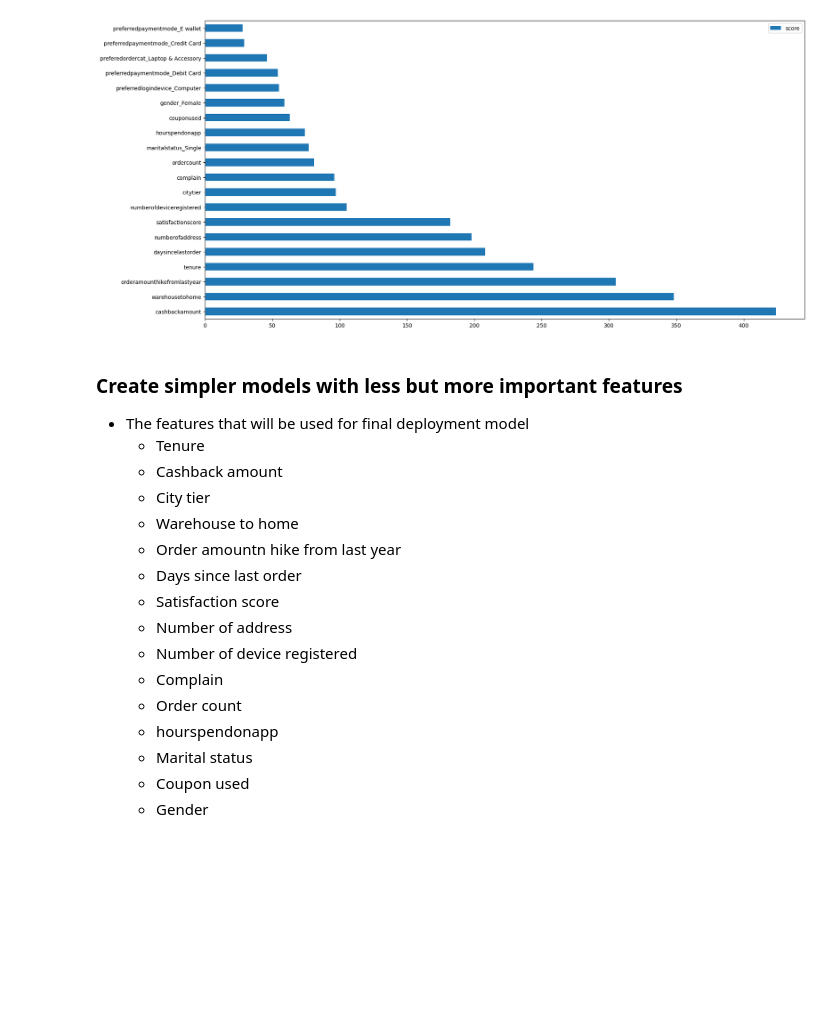
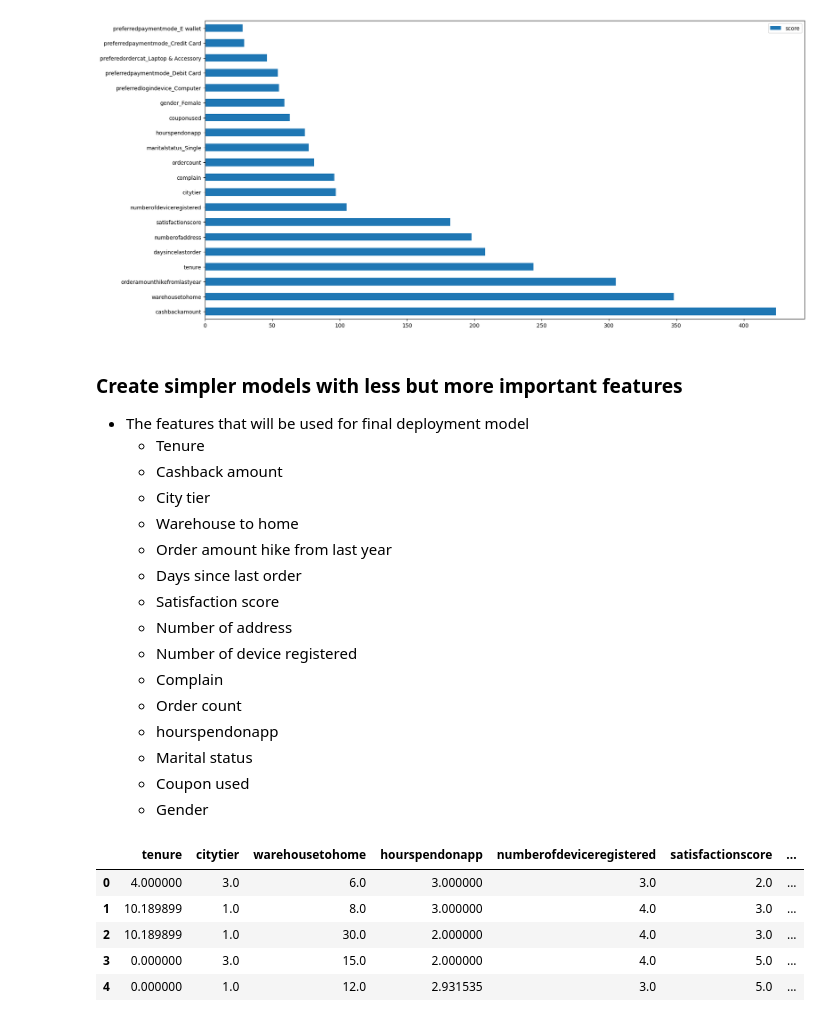
Before and after one commit to sikmat/churn-ml, a Jupyter notebook: churn_prediction.ipynb, the cells around one changed output. Saved outputs shown, nothing was run; the diff lists cells and outputs as text; code cells hidden in the pictures; blank space fills up the shorter version.

```diff
--- a/churn_prediction.ipynb
+++ b/churn_prediction.ipynb
@@ -426,7 +418,7 @@ Feature Importance Weight
     - Cashback amount
     - City tier
     - Warehouse to home
-    - Order amountn hike from last year
+    - Order amount hike from last year
     - Days since last order
     - Satisfaction score
     - Number of address
@@ -439,0 +442,9 @@ Feature Importance Weight
+# %%
+X.head()
+# %% [output]
+|  | tenure | citytier | warehousetohome | hourspendonapp | numberofdeviceregistered | satisfactionscore | ... |
+| 0 | 4.000000 | 3.0 | 6.0 | 3.000000 | 3.0 | 2.0 | ... |
+| 1 | 10.189899 | 1.0 | 8.0 | 3.000000 | 4.0 | 3.0 | ... |
+| 2 | 10.189899 | 1.0 | 30.0 | 2.000000 | 4.0 | 3.0 | ... |
+| 3 | 0.000000 | 3.0 | 15.0 | 2.000000 | 4.0 | 5.0 | ... |
+| 4 | 0.000000 | 1.0 | 12.0 | 2.931535 | 3.0 | 5.0 | ... |
```
Also changed, not shown: parts of 13 cells of this notebook, 2 other files.
